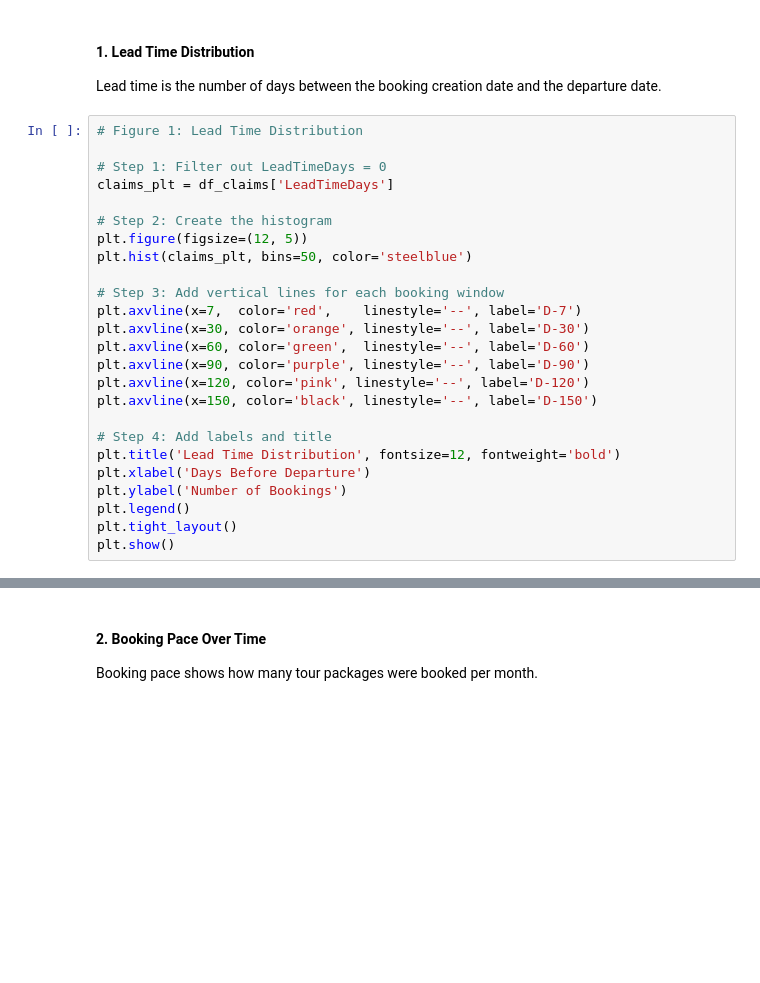
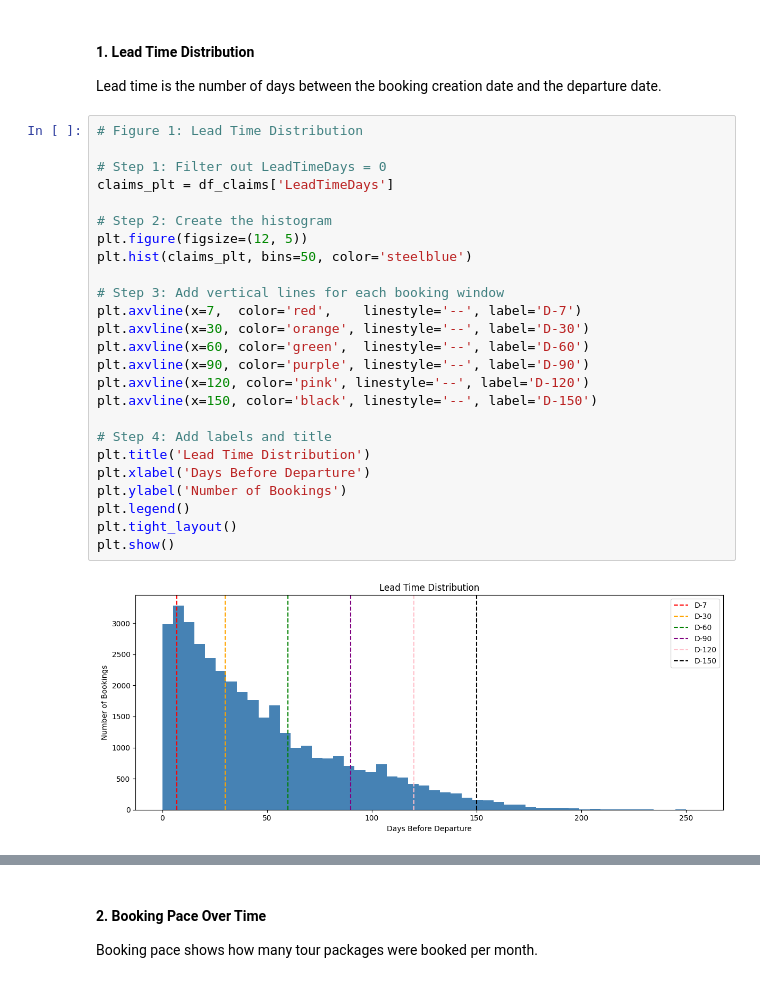
Before and after one commit to VildanaRazumova/thesis-demand-forecasting, a Jupyter notebook: thesis_notebook_final.ipynb, the cells around one changed output, grey strips where cells are left out. Cells and saved outputs as stored; diff of their text form; blank space fills up the shorter version.

```diff
--- a/thesis_notebook_final.ipynb
+++ b/thesis_notebook_final.ipynb
@@ -463,28 +579,30 @@ date and the departure date.
 # %%
 # Figure 1: Lead Time Distribution
 
 # Step 1: Filter out LeadTimeDays = 0
 claims_plt = df_claims['LeadTimeDays']
 
 # Step 2: Create the histogram
 plt.figure(figsize=(12, 5))
 plt.hist(claims_plt, bins=50, color='steelblue')
 
 # Step 3: Add vertical lines for each booking window
 plt.axvline(x=7,  color='red',    linestyle='--', label='D-7')
 plt.axvline(x=30, color='orange', linestyle='--', label='D-30')
 plt.axvline(x=60, color='green',  linestyle='--', label='D-60')
 plt.axvline(x=90, color='purple', linestyle='--', label='D-90')
 plt.axvline(x=120, color='pink', linestyle='--', label='D-120')
 plt.axvline(x=150, color='black', linestyle='--', label='D-150')
 
 # Step 4: Add labels and title
-plt.title('Lead Time Distribution', fontsize=12, fontweight='bold')
+plt.title('Lead Time Distribution')
 plt.xlabel('Days Before Departure')
 plt.ylabel('Number of Bookings')
 plt.legend()
 plt.tight_layout()
 plt.show()
+# %% [output]
+[figure, added]
 # %%
 # % of bookings days before departure
 for d in [7, 30, 60, 90, 120]:
```
Also changed, not shown: parts of 66 cells of this notebook.
